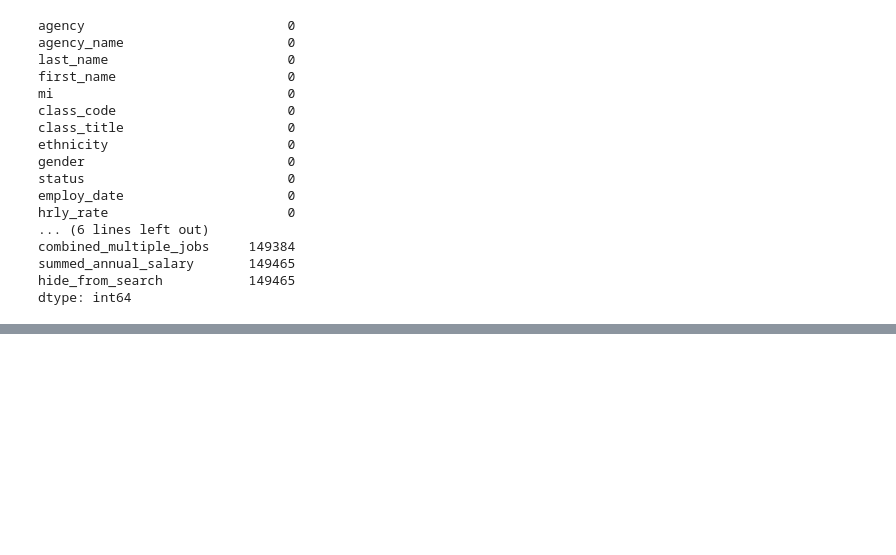
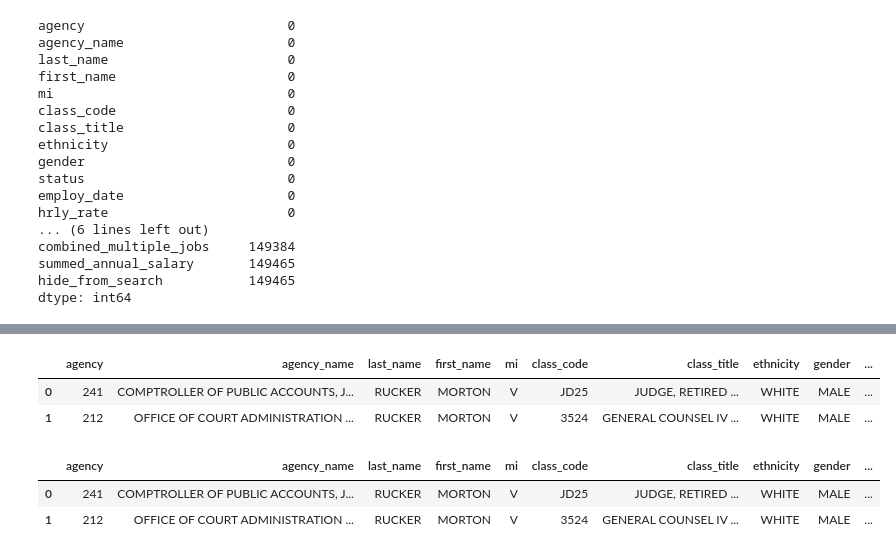
Before and after one commit to shanusaras/Capstone_Projects, a Jupyter notebook: Texas Salary Prediction/Project_02_Texas_salary_prediction.ipynb, the cells around one changed output, grey strips where cells are left out. Saved outputs shown, nothing was run; the diff lists cells and outputs as text; code cells hidden in the pictures; blank space fills up the shorter version.

```diff
--- a/Texas Salary Prediction/Project_02_Texas_salary_prediction.ipynb
+++ b/Texas Salary Prediction/Project_02_Texas_salary_prediction.ipynb
@@ -748,0 +738,5 @@ hide_from_search are having more null values and also they have constant value w
+# %%
+# importing datetime to apply in the column
+from datetime import datetime as dt
+data['employ_date']= pd.to_datetime(data['employ_date'])
+data[['employ_date']]
@@ -748,0 +757,18 @@ hide_from_search are having more null values and also they have constant value w
+# %%
+# adding a column to show the year separately from the 'employ_date'column
+data['year'] = data['employ_date'].dt.year
+data.head(2)
+# %% [output]
+|  | agency | agency_name | last_name | first_name | mi | class_code | class_title | ethnicity | gender | ... |
+| 0 | 241 | COMPTROLLER OF PUBLIC ACCOUNTS, J... | RUCKER | MORTON | V | JD25 | JUDGE, RETIRED ... | WHITE | MALE | ... |
+| 1 | 212 | OFFICE OF COURT ADMINISTRATION ... | RUCKER | MORTON | V | 3524 | GENERAL COUNSEL IV ... | WHITE | MALE | ... |
+# %%
+# adding 'current_date' as separate column
+now= dt.now()
+
+data['current_date']= dt.date(now)
+data.head(2)
+# %% [output]
+|  | agency | agency_name | last_name | first_name | mi | class_code | class_title | ethnicity | gender | ... |
+| 0 | 241 | COMPTROLLER OF PUBLIC ACCOUNTS, J... | RUCKER | MORTON | V | JD25 | JUDGE, RETIRED ... | WHITE | MALE | ... |
+| 1 | 212 | OFFICE OF COURT ADMINISTRATION ... | RUCKER | MORTON | V | 3524 | GENERAL COUNSEL IV ... | WHITE | MALE | ... |
```
Also changed, not shown: parts of 7 cells of this notebook.
